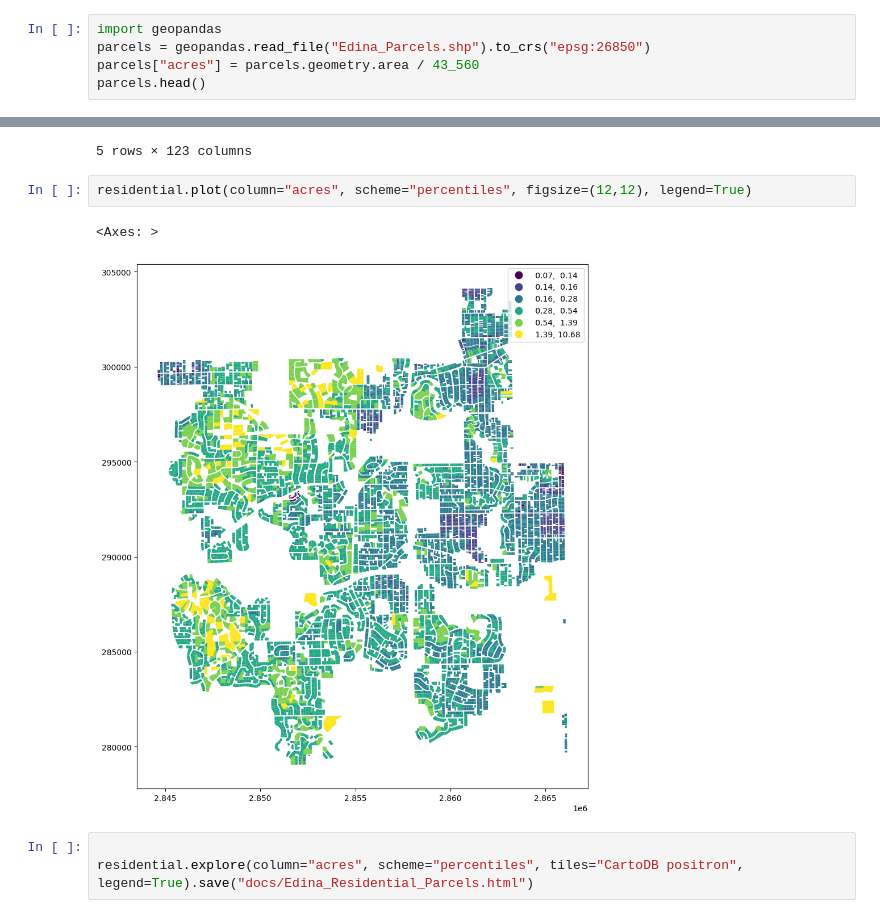
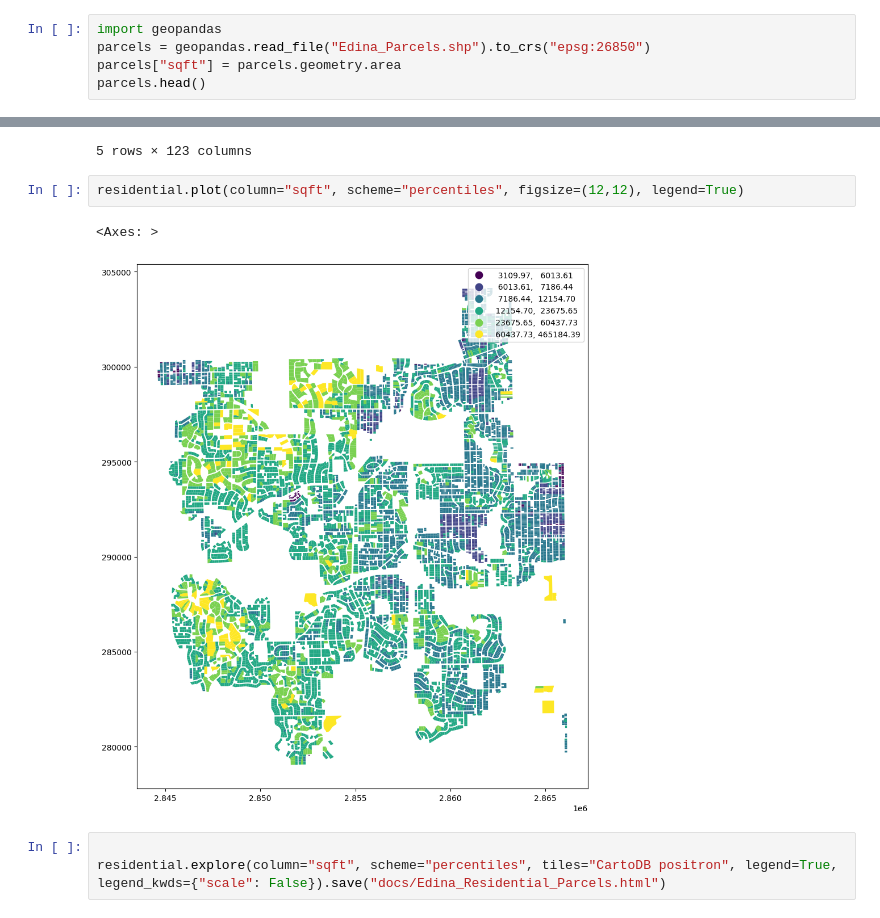
Before and after one commit to n0rb3rt/edina-gis, a Jupyter notebook: Edina_Parcels.ipynb, the cells around one changed output, grey strips where cells are left out. Drawn from its saved outputs; the diff is of its cells as text.

```diff
--- a/Edina_Parcels.ipynb
+++ b/Edina_Parcels.ipynb
@@ -29,7 +29,7 @@ Warning 1: One or several characters couldn't be converted correctly from UTF-8
 # %%
 import geopandas
 parcels = geopandas.read_file("Edina_Parcels.shp").to_crs("epsg:26850")
-parcels["acres"] = parcels.geometry.area / 43_560
+parcels["sqft"] = parcels.geometry.area
 parcels.head()
 # %% [output]
 |  | OBJECTID | PID | PID_TEXT | DIV_STATUS | FEATURECOD | STATE_CD | TORRENS_TY | HOUSE_NO | FRAC_HOUSE | ... |
@@ -59,10 +59,10 @@ residential.head()
 | 4 | 31268 | 0511621110055 | (55) | None | 501 | 880 | T | 6205 | None | ... |
 5 rows × 123 columns
 # %%
-residential.plot(column="acres", scheme="percentiles", figsize=(12,12), legend=True)
+residential.plot(column="sqft", scheme="percentiles", figsize=(12,12), legend=True)
 # %% [output]
 <Axes: >
-[figure, old version]
+[figure, new version]
 # %%
 
-residential.explore(column="acres", scheme="percentiles", tiles="CartoDB positron", legend=True).save("docs/Edina_Residential_Parcels.html")
+residential.explore(column="sqft", scheme="percentiles", tiles="CartoDB positron", legend=True, legend_kwds={"scale": False}).save("docs/Edina_Residential_Parcels.html")
```
Also changed, not shown: parts of 2 cells of this notebook, 2 other files.
